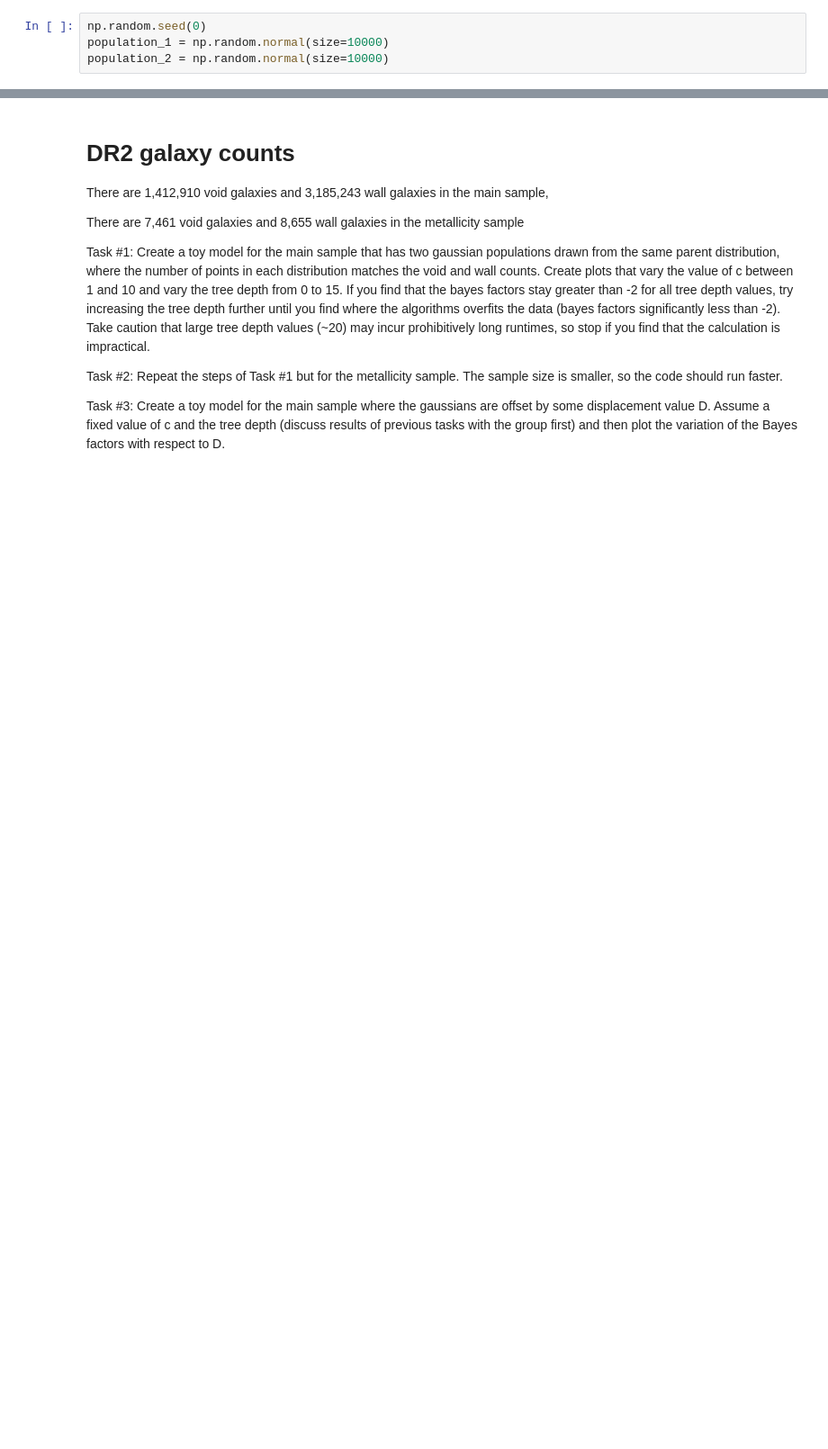
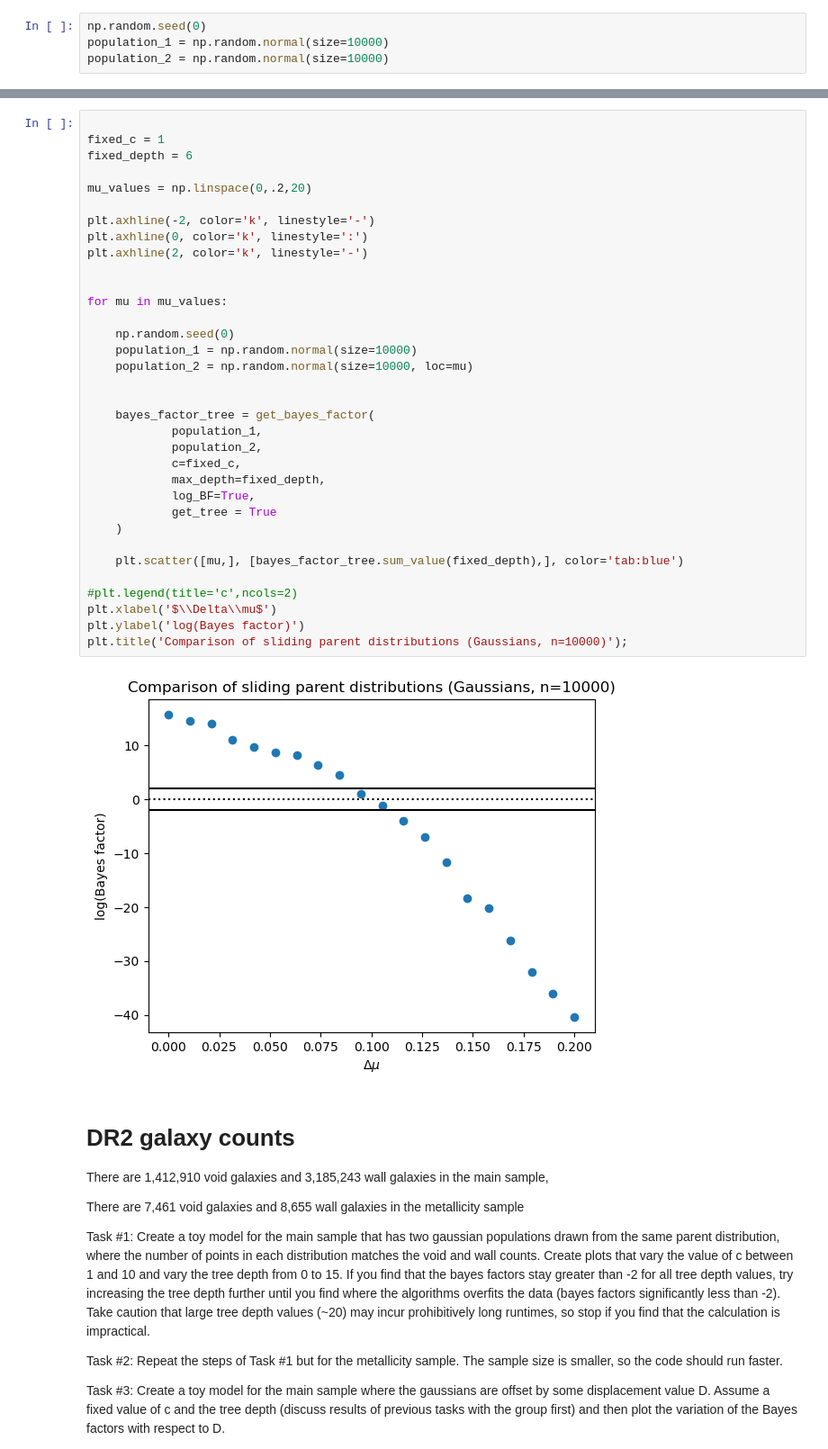
Before and after one commit to DESI-UR/bff, a Jupyter notebook: HyperParamterTesting.ipynb, the cells around one changed output, grey strips where cells are left out. Shown at 90% size. Cells and saved outputs as stored; diff of their text form; blank space fills up the shorter version.

```diff
--- a/HyperParamterTesting.ipynb
+++ b/HyperParamterTesting.ipynb
@@ -278,3 +278,39 @@ plt.title('Comparison of identical parent distributions (Gaussians, n=10000)');
+# %%
+
+fixed_c = 1
+fixed_depth = 6
+
+mu_values = np.linspace(0,.2,20)
+
+plt.axhline(-2, color='k', linestyle='-')
+plt.axhline(0, color='k', linestyle=':')
+plt.axhline(2, color='k', linestyle='-')
+
+
+for mu in mu_values:
+
+    np.random.seed(0)
+    population_1 = np.random.normal(size=10000)
+    population_2 = np.random.normal(size=10000, loc=mu)
+
+
+    bayes_factor_tree = get_bayes_factor(
+            population_1,
+            population_2,
+            c=fixed_c,
+            max_depth=fixed_depth,
+            log_BF=True,
+            get_tree = True
+    )
+
+    plt.scatter([mu,], [bayes_factor_tree.sum_value(fixed_depth),], color='tab:blue')
+
+#plt.legend(title='c',ncols=2)
+plt.xlabel('$\\Delta\\mu$')
+plt.ylabel('log(Bayes factor)')
+plt.title('Comparison of sliding parent distributions (Gaussians, n=10000)');
+# %% [output]
+[figure, added]
 # %% [markdown]
 # DR2 galaxy counts
 
```
Also changed, not shown: parts of 3 cells of this notebook.
